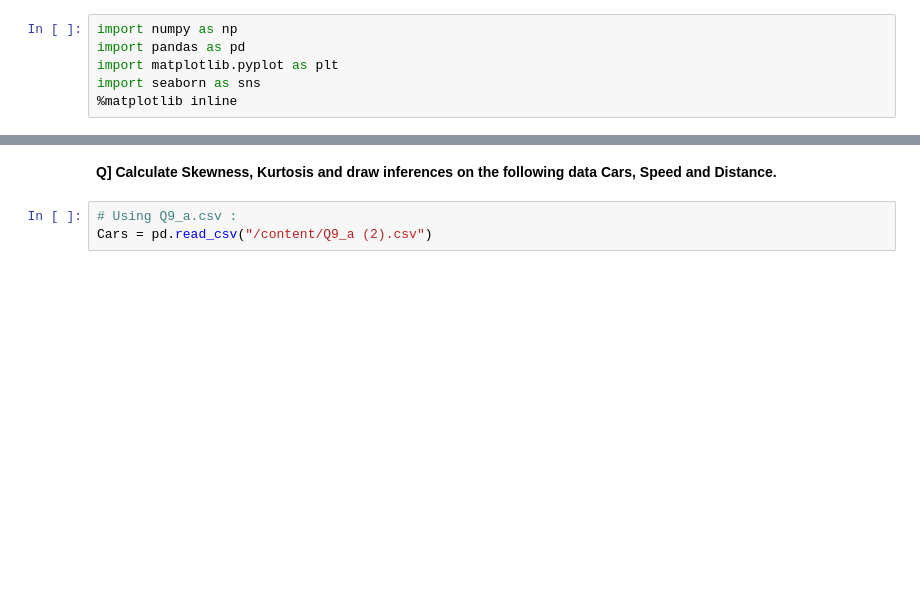
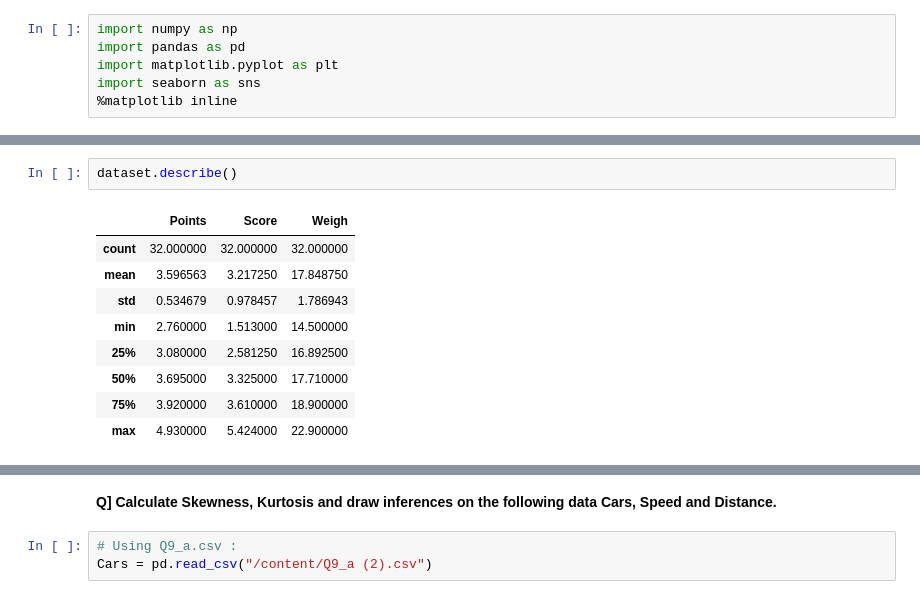
Before and after one commit to rahulsait/ExcelR-codes, a Jupyter notebook: BASIC_STATISTICS_LEVEL_1.ipynb, the cells around one changed output, grey strips where cells are left out. Drawn from its saved outputs; the diff is of its cells as text; blank space fills up the shorter version.

```diff
--- a/BASIC_STATISTICS_LEVEL_1.ipynb
+++ b/BASIC_STATISTICS_LEVEL_1.ipynb
@@ -8,0 +33,12 @@ import seaborn as sns
+# %%
+dataset.describe()
+# %% [output]
+|  | Points | Score | Weigh |
+| count | 32.000000 | 32.000000 | 32.000000 |
+| mean | 3.596563 | 3.217250 | 17.848750 |
+| std | 0.534679 | 0.978457 | 1.786943 |
+| min | 2.760000 | 1.513000 | 14.500000 |
+| 25% | 3.080000 | 2.581250 | 16.892500 |
+| 50% | 3.695000 | 3.325000 | 17.710000 |
+| 75% | 3.920000 | 3.610000 | 18.900000 |
+| max | 4.930000 | 5.424000 | 22.900000 |
```
Also changed, not shown: parts of 4 cells of this notebook.
